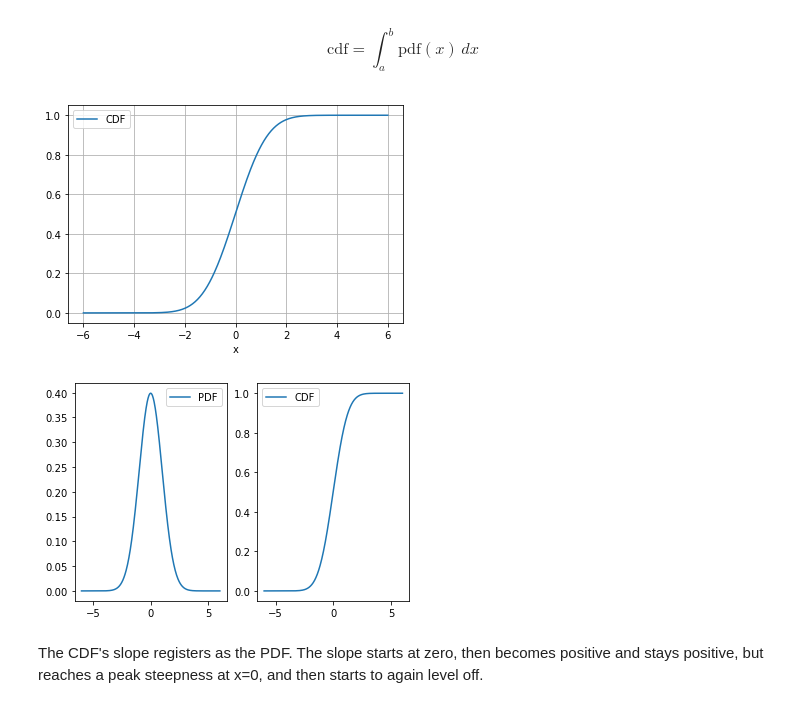
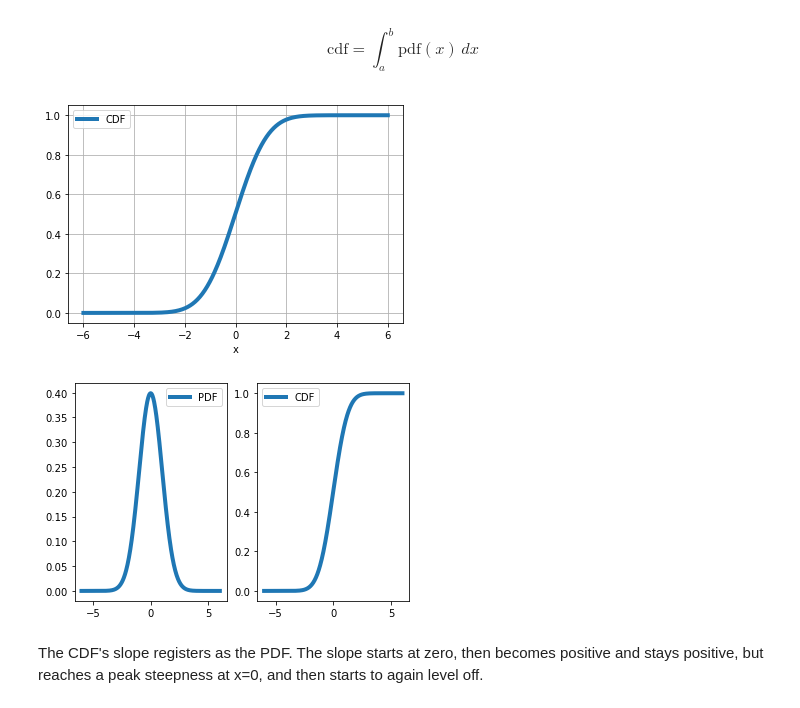
Before and after one commit to 4dsolutions/elite_school, a Jupyter notebook: ADS_highschool_math.ipynb, the cells around one changed output. Cells and saved outputs as stored; diff of their text form; code cells hidden in the pictures.

```diff
--- a/ADS_highschool_math.ipynb
+++ b/ADS_highschool_math.ipynb
@@ -993,20 +1011,20 @@ $$
 \text{cdf} =  \int_{a}^{b} \text{pdf}(x) \,dx
 $$
 # %%
-ax = bell_curve_df.plot(x='x', y='CDF')
+ax = bell_curve_df.plot(x='x', y='CDF', lw=4)
 ax.grid(True)
 # %% [output]
-[figure, old version]
+[figure, new version]
 # %%
 plt.subplots()
 plt.subplot(121)
-plt.plot(bell_curve_df['x'], bell_curve_df['y'])
+plt.plot(bell_curve_df['x'], bell_curve_df['y'], lw=4)
 plt.legend(['PDF'])
 plt.subplot(122)
-plt.plot(bell_curve_df['x'], bell_curve_df['CDF'])
+plt.plot(bell_curve_df['x'], bell_curve_df['CDF'], lw=4)
 plt.legend(['CDF']);
 # %% [output]
-[figure, old version]
+[figure, new version]
 # %% [markdown]
 The CDF's slope registers as the PDF.  The slope starts at zero, then becomes positive and stays positive, but reaches a peak steepness at x=0, and then starts to again level off.
 # %% [markdown]
```
Also changed, not shown: parts of 28 cells of this notebook.
